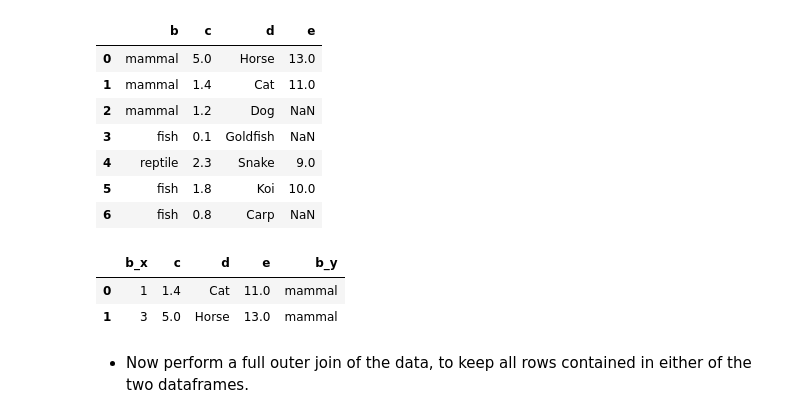
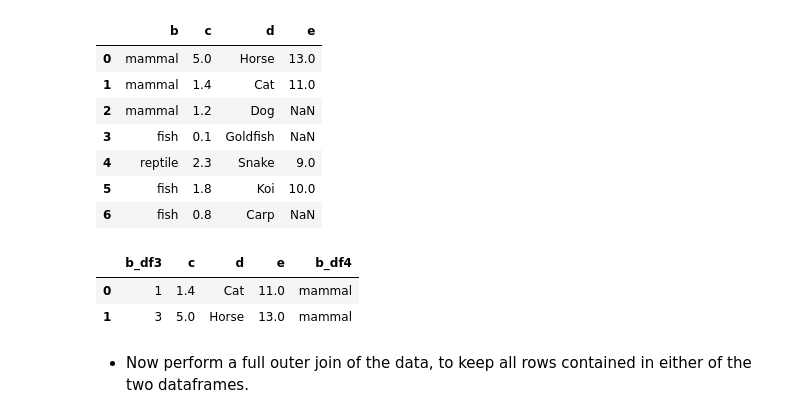
Before and after one commit to MeeNot/Integrated_Bioinformatics, a Jupyter notebook: notebooks/Day1_Basics.ipynb, the cells around one changed output. Saved outputs shown, nothing was run; the diff lists cells and outputs as text; code cells hidden in the pictures.

```diff
--- a/notebooks/Day1_Basics.ipynb
+++ b/notebooks/Day1_Basics.ipynb
@@ -312,10 +316,11 @@ df4
 | 5 | fish | 1.8 | Koi | 10.0 |
 | 6 | fish | 0.8 | Carp | NaN |
 # %%
-merged = pd.merge(df3, df4, on=['c','d','e'], suffixes=('_x', '_y'))
+#merge df3 and df4 among columns c,d,e.
+merged = pd.merge(df3, df4, on=['c','d','e'], suffixes=('_df3', '_df4'))
 merged
 # %% [output]
-|  | b_x | c | d | e | b_y |
+|  | b_df3 | c | d | e | b_df4 |
 | 0 | 1 | 1.4 | Cat | 11.0 | mammal |
 | 1 | 3 | 5.0 | Horse | 13.0 | mammal |
 # %% [markdown]
```
Also changed, not shown: parts of 4 cells of this notebook.
